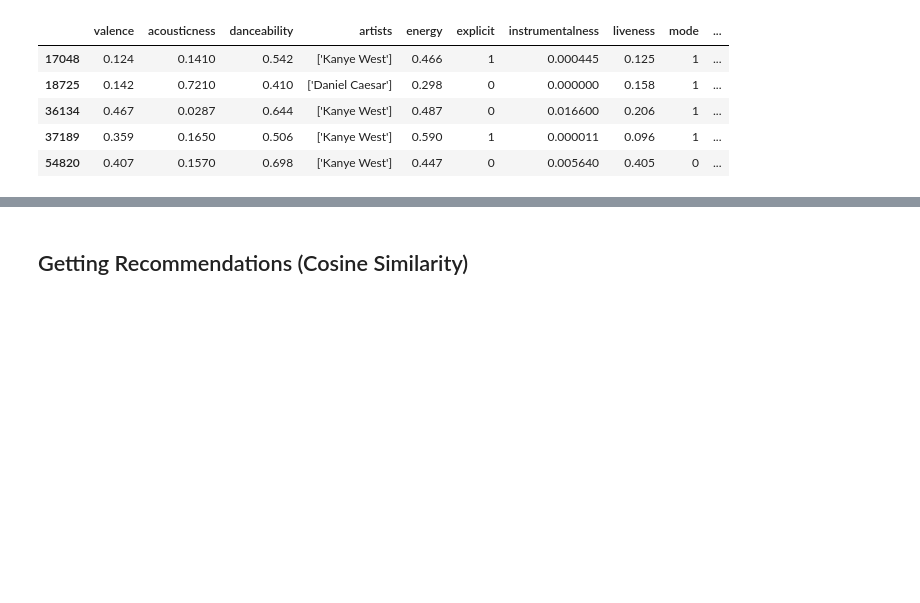
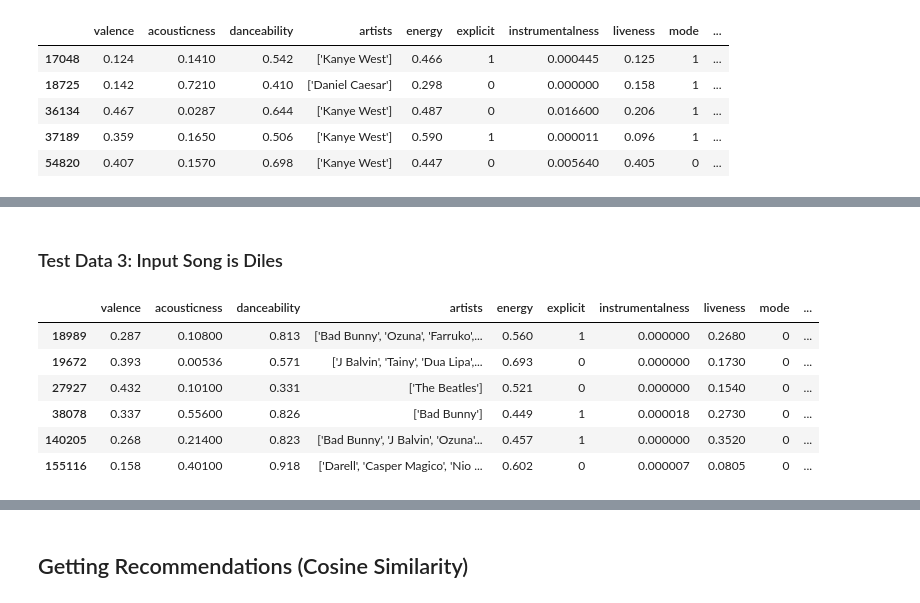
Before and after one commit to rubendplaza/spotify-hub, a Jupyter notebook: algorithms/ContentBased_Systems/ContentBasedSystem_V1.ipynb, the cells around one changed output, grey strips where cells are left out. Drawn from its saved outputs; the diff is of its cells as text; code cells hidden in the pictures; blank space fills up the shorter version.

```diff
--- a/algorithms/ContentBased_Systems/ContentBasedSystem_V1.ipynb
+++ b/algorithms/ContentBased_Systems/ContentBasedSystem_V1.ipynb
@@ -83,0 +92,28 @@ ModelPlaylist2.head()
+# %% [markdown]
+### Test Data 3: Input Song is Diles
+# %%
+# Test Data 3 - Input Song is diles
+
+inputSong3 = data.loc[data['id'] == "6C1RD7YQVvt3YQj0CmuTeu"]
+inputSong3 = inputSong3[['valence', 'acousticness', 'danceability', 'artists', 'energy', 'explicit', 'instrumentalness', 'liveness', 'mode', 'speechiness', 'name']]
+
+# The "database" that the System will choose from
+ModelPlaylist3 = data.loc[data['id'].isin(["6C1RD7YQVvt3YQj0CmuTeu",
+                                           "1RijmOnza5p9CzaFKr8W1Y",
+                                           "278kSqsZIiYp8p3QjYAqa8",
+                                           "42FWqCxAw5aG1FvjyVjIlH",
+                                           "0EhpEsp4L0oRGM0vmeaN5e",
+                                           "2iIRl5jf9beA2ExZWzn2nt"])]
+
+ModelPlaylist3 = ModelPlaylist3[['valence', 'acousticness', 'danceability', 'artists', 'energy', 'explicit', 'instrumentalness', 'liveness', 'mode', 'speechiness', 'name']]
+ModelPlaylist3['true_relevence'] = [5,2,0,4,4,4] # Higher score means more relevence
+
+ModelPlaylist3
+# %% [output]
+|  | valence | acousticness | danceability | artists | energy | explicit | instrumentalness | liveness | mode | ... |
+| 18989 | 0.287 | 0.10800 | 0.813 | ['Bad Bunny', 'Ozuna', 'Farruko',... | 0.560 | 1 | 0.000000 | 0.2680 | 0 | ... |
+| 19672 | 0.393 | 0.00536 | 0.571 | ['J Balvin', 'Tainy', 'Dua Lipa',... | 0.693 | 0 | 0.000000 | 0.1730 | 0 | ... |
+| 27927 | 0.432 | 0.10100 | 0.331 | ['The Beatles'] | 0.521 | 0 | 0.000000 | 0.1540 | 0 | ... |
+| 38078 | 0.337 | 0.55600 | 0.826 | ['Bad Bunny'] | 0.449 | 1 | 0.000018 | 0.2730 | 0 | ... |
+| 140205 | 0.268 | 0.21400 | 0.823 | ['Bad Bunny', 'J Balvin', 'Ozuna'... | 0.457 | 1 | 0.000000 | 0.3520 | 0 | ... |
+| 155116 | 0.158 | 0.40100 | 0.918 | ['Darell', 'Casper Magico', 'Nio ... | 0.602 | 0 | 0.000007 | 0.0805 | 0 | ... |
```
Also changed, not shown: parts of 13 cells of this notebook.
